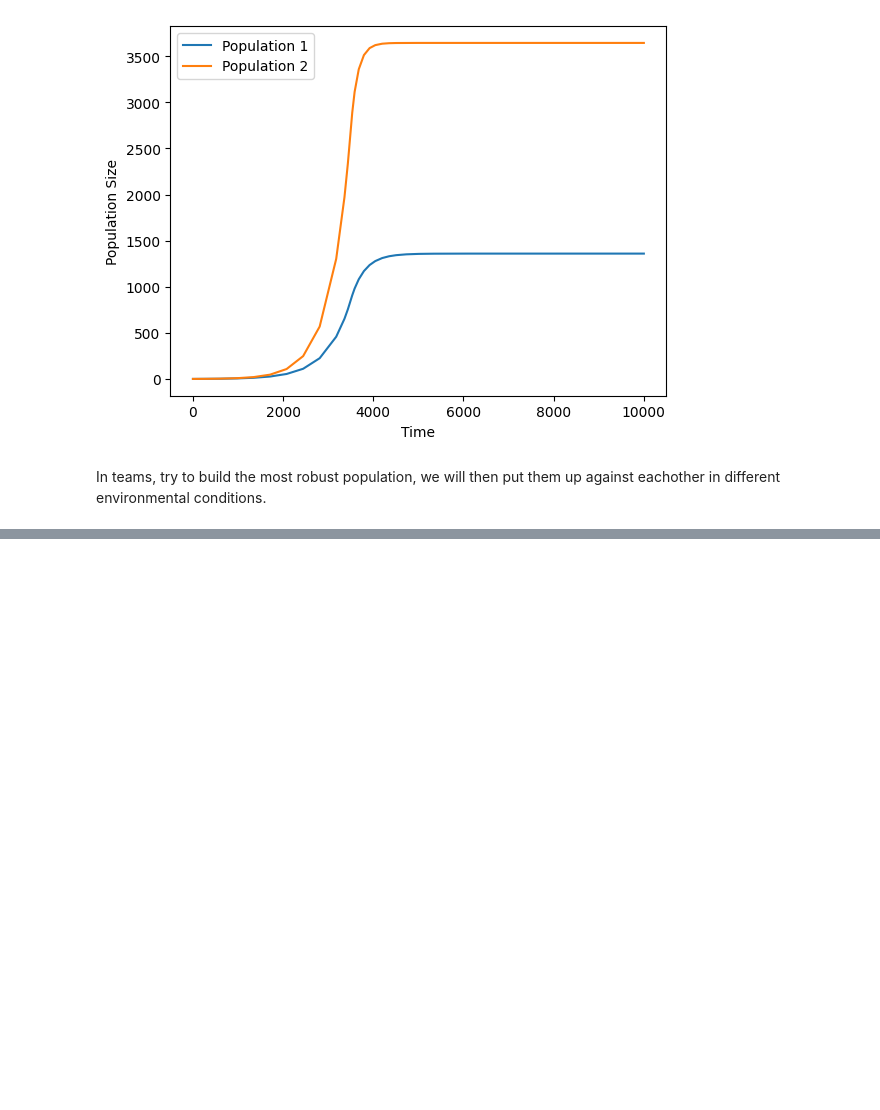
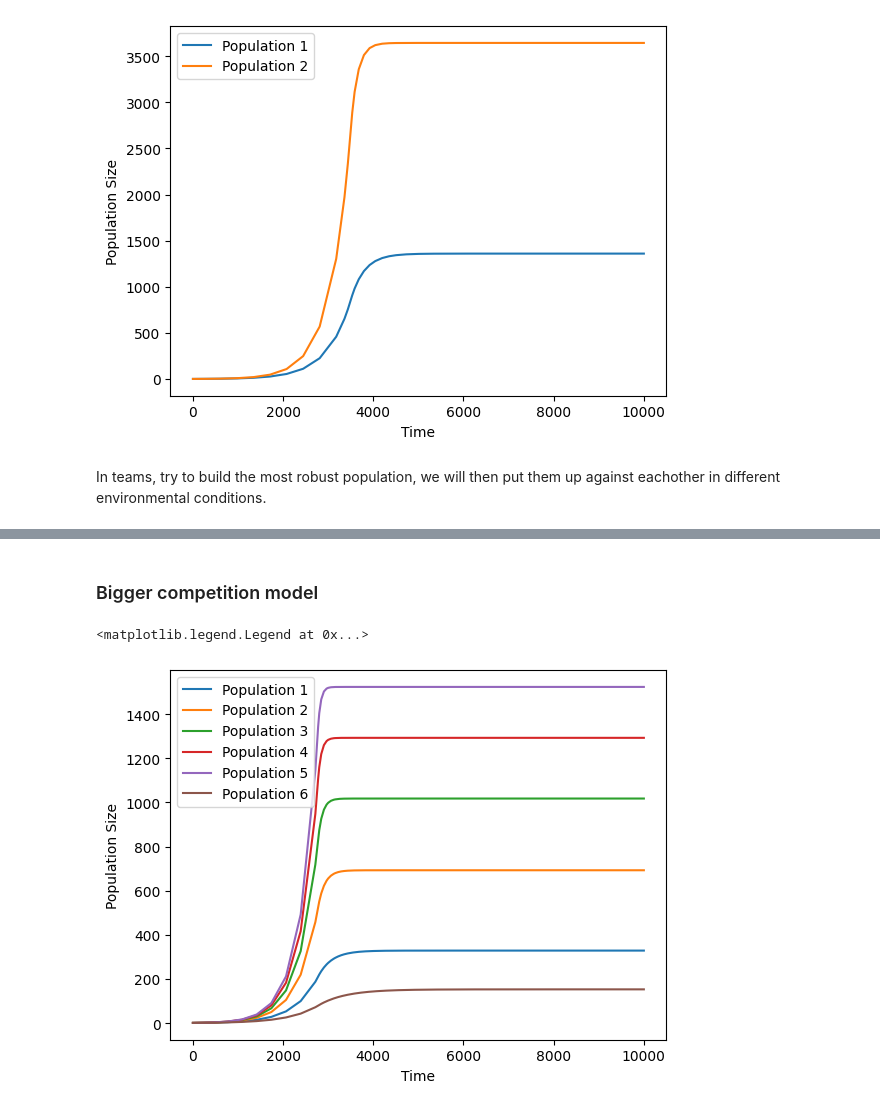
Before and after one commit to hhindley/CompSysBio_Weisse, a Jupyter notebook: solutions/competition_tutorial_complete.ipynb, the cells around one changed output, grey strips where cells are left out. Drawn from its saved outputs; the diff is of its cells as text; code cells hidden in the pictures; blank space fills up the shorter version.

Commit message:
competition notebook for 6 teams

```diff
--- a/solutions/competition_tutorial_complete.ipynb
+++ b/solutions/competition_tutorial_complete.ipynb
@@ -401,0 +402,2 @@ plt.legend()
+# %% [markdown]
+### Bigger competition model
@@ -401,0 +470,31 @@ plt.legend()
+# %%
+sol1 = solve_ivp(abx_model, (0, 1e9), init[:-2], args=(params1[:-2],), method='Radau')
+sol2 = solve_ivp(abx_model, (0, 1e9), init[:-2], args=(params2[:-2],), method='Radau')
+sol3 = solve_ivp(abx_model, (0, 1e9), init[:-2], args=(params3[:-2],), method='Radau')
+sol4 = solve_ivp(abx_model, (0, 1e9), init[:-2], args=(params4[:-2],), method='Radau')
+sol5 = solve_ivp(abx_model, (0, 1e9), init[:-2], args=(params5[:-2],), method='Radau')
+sol6 = solve_ivp(abx_model, (0, 1e9), init[:-2], args=(params6[:-2],), method='Radau')
+
+cell1 = np.concatenate([sol1.y[:, -1], [init_dict['s_0']], [init_dict['N_0']]])
+cell2 = np.concatenate([sol2.y[:, -1], [init_dict['s_0']], [init_dict['N_0']]])
+cell3 = np.concatenate([sol3.y[:, -1], [init_dict['s_0']], [init_dict['N_0']]])
+cell4 = np.concatenate([sol4.y[:, -1], [init_dict['s_0']], [init_dict['N_0']]])
+cell5 = np.concatenate([sol5.y[:, -1], [init_dict['s_0']], [init_dict['N_0']]])
+cell6 = np.concatenate([sol6.y[:, -1], [init_dict['s_0']], [init_dict['N_0']]])
+
+init_full = np.concatenate([cell1, cell2, cell3, cell4, cell5, cell6])
+# %%
+sol_comp = solve_ivp(competition_ode_big, (0, 1e4), init_full, args=(params_full,), method='Radau')
+
+plt.plot(sol_comp.t, sol_comp.y[19], label='Population 1')
+plt.plot(sol_comp.t, sol_comp.y[39], label='Population 2')
+plt.plot(sol_comp.t, sol_comp.y[59], label='Population 3')
+plt.plot(sol_comp.t, sol_comp.y[79], label='Population 4')
+plt.plot(sol_comp.t, sol_comp.y[99], label='Population 5')
+plt.plot(sol_comp.t, sol_comp.y[119], label='Population 6')
+plt.xlabel('Time')
+plt.ylabel('Population Size')
+plt.legend()
+# %% [output]
+<matplotlib.legend.Legend at 0x...>
+[figure, added]
```
Also changed, not shown: parts of 8 cells of this notebook, 1 other file.
